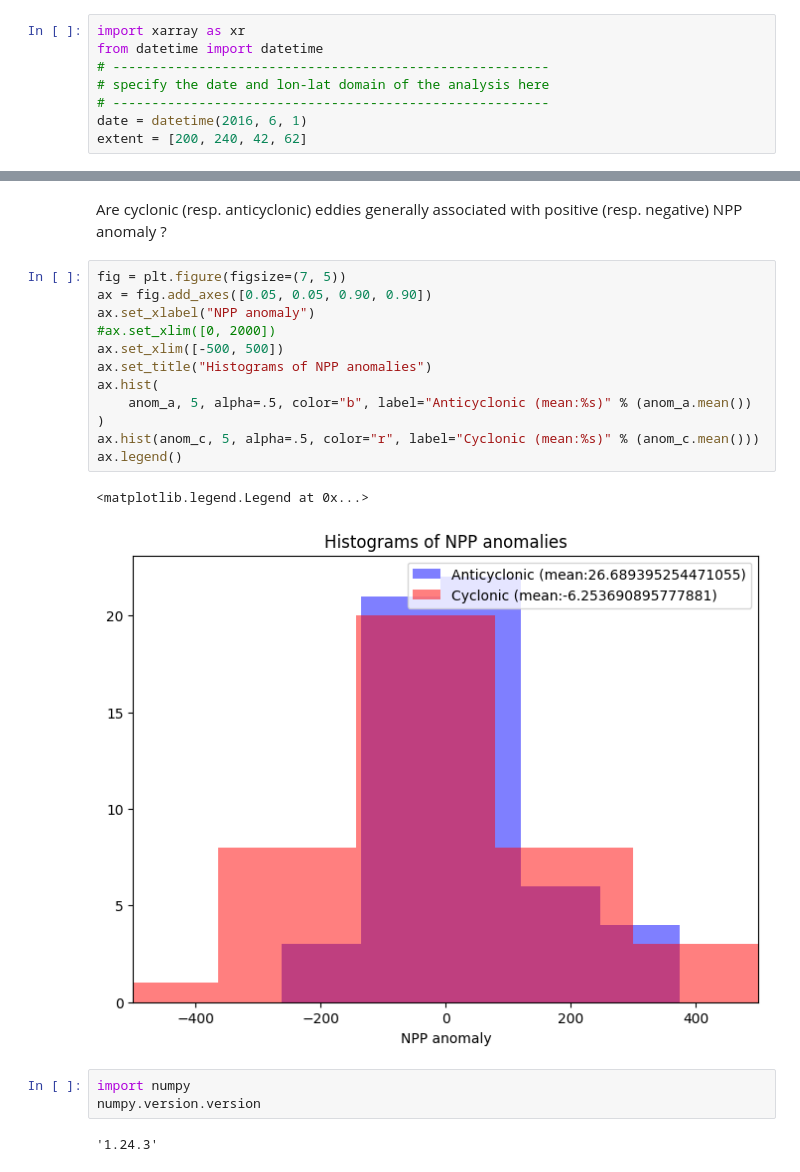
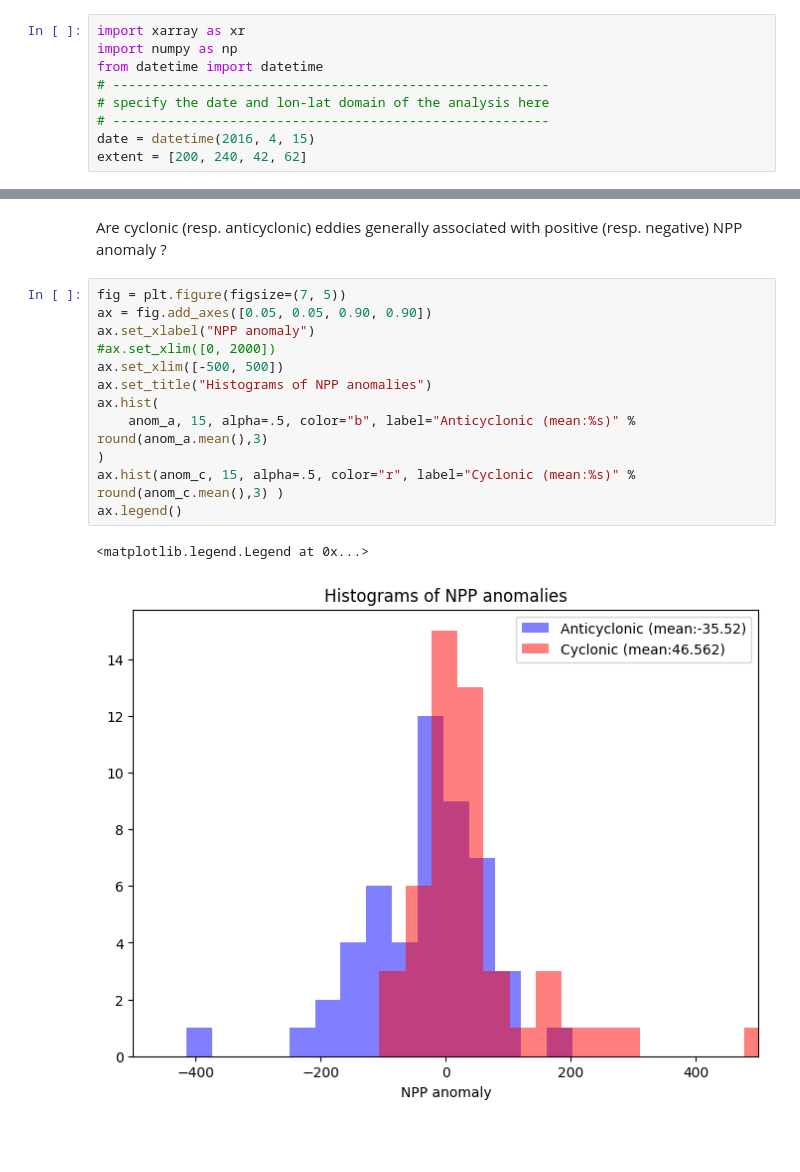
Before and after one commit to takaito1/MITgcm_GoA, a Jupyter notebook: collocation.ipynb, the cells around one changed output, grey strips where cells are left out. Cells and saved outputs as stored; diff of their text form; blank space fills up the shorter version.

```diff
--- a/collocation.ipynb
+++ b/collocation.ipynb
@@ -10,11 +10,12 @@ in a common structure with altimetry.
 Figures higlights the different steps.
 # %%
 import xarray as xr
+import numpy as np
 from datetime import datetime
 # --------------------------------------------------------
 # specify the date and lon-lat domain of the analysis here
 # --------------------------------------------------------
-date = datetime(2016, 6, 1)
+date = datetime(2016, 4, 15)
 extent = [200, 240, 42, 62]
 # %%
 # --------------------------------------------------------
@@ -190,20 +191,15 @@ Are cyclonic (resp. anticyclonic) eddies generally associated with positive (res
 # %%
 fig = plt.figure(figsize=(7, 5))
 ax = fig.add_axes([0.05, 0.05, 0.90, 0.90])
 ax.set_xlabel("NPP anomaly")
 #ax.set_xlim([0, 2000])
 ax.set_xlim([-500, 500])
 ax.set_title("Histograms of NPP anomalies")
 ax.hist(
-    anom_a, 5, alpha=.5, color="b", label="Anticyclonic (mean:%s)" % (anom_a.mean())
+    anom_a, 15, alpha=.5, color="b", label="Anticyclonic (mean:%s)" % round(anom_a.mean(),3)
 )
-ax.hist(anom_c, 5, alpha=.5, color="r", label="Cyclonic (mean:%s)" % (anom_c.mean()))
+ax.hist(anom_c, 15, alpha=.5, color="r", label="Cyclonic (mean:%s)" % round(anom_c.mean(),3) )
 ax.legend()
 # %% [output]
 <matplotlib.legend.Legend at 0x...>
-[figure, old version]
+[figure, new version]
-# %%
-import numpy
-numpy.version.version
-# %% [output]
-'1.24.3'
```
Also changed, not shown: parts of 14 cells of this notebook.
